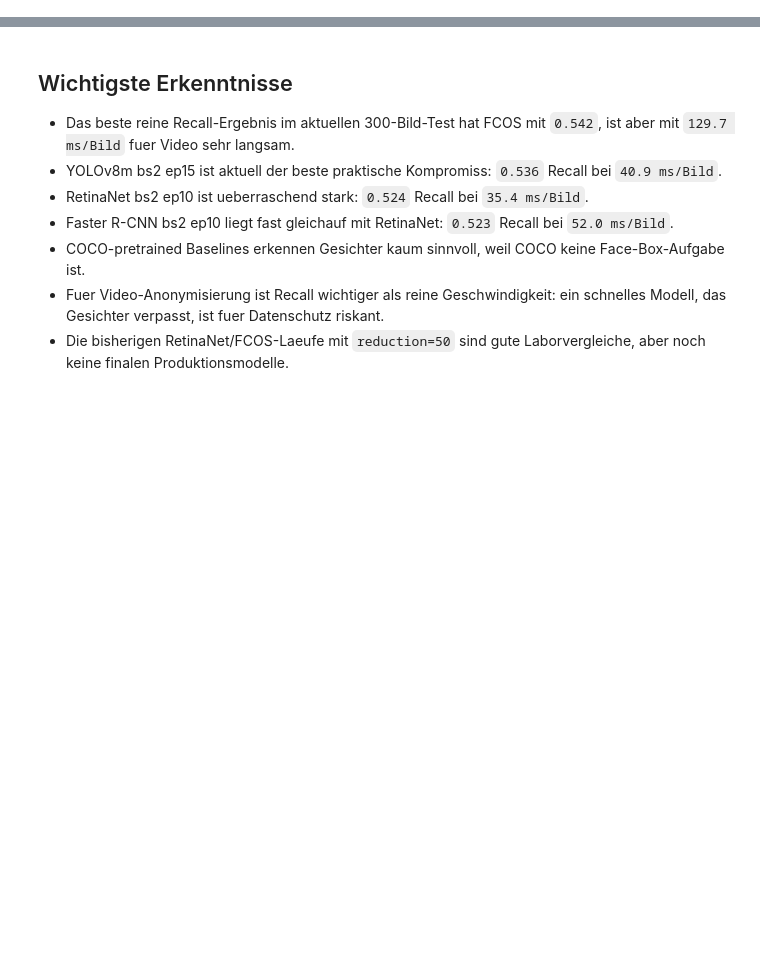
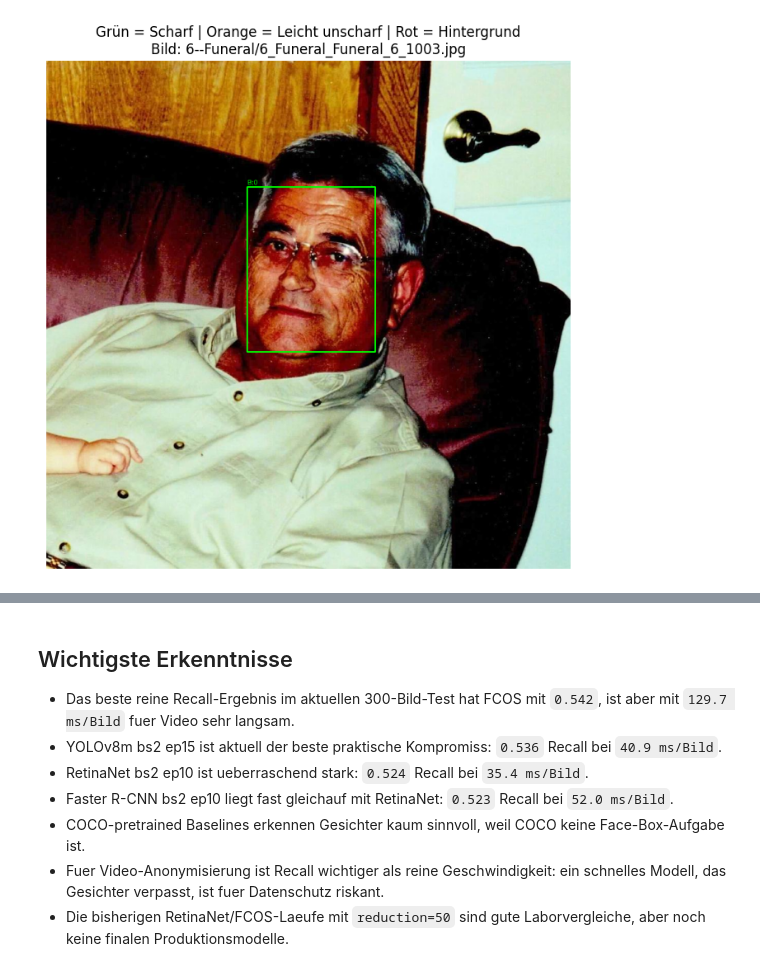
Before and after one commit to globalx-prog/face_model_lab, a Jupyter notebook: step09_gesamtdokument_erkenntnisse.ipynb, the cells around one changed output, grey strips where cells are left out. Drawn from its saved outputs; the diff is of its cells as text; code cells hidden in the pictures; blank space fills up the shorter version.

```diff
--- a/step09_gesamtdokument_erkenntnisse.ipynb
+++ b/step09_gesamtdokument_erkenntnisse.ipynb
@@ -6,0 +20,94 @@ Ziel des Projekts ist ein praktisch nutzbares, selbst trainiertes Modell zur Ges
+# %%
+import os
+import cv2
+import matplotlib.pyplot as plt
+import random
+
+# 1. Pfade definieren (basierend auf dem vorherigen Download)
+base_path = path
+gt_file_path = os.path.join(base_path, "wider_face_split/wider_face_split/wider_face_train_bbx_gt.txt")
+images_dir = os.path.join(base_path, "WIDER_train/WIDER_train/images")
+
+# 2. Parser-Funktion für die WIDER FACE Textdatei
+def parse_wider_face_gt(file_path):
+    dataset_dict = {}
+
+    with open(file_path, "r") as f:
+        lines = [line.strip() for line in f.readlines() if line.strip()]
+
+    cursor = 0
+    while cursor < len(lines):
+        # Bildpfad auslesen
+        img_relative_path = lines[cursor]
+        cursor += 1
+
+        # Anzahl der Gesichter auslesen
+        num_boxes = int(lines[cursor])
+        cursor += 1
+
+        boxes = []
+        # Wenn keine Gesichter existieren, gibt es im Datensatz trotzdem eine Dummy-Zeile
+        if num_boxes == 0:
+            cursor += 1
+            dataset_dict[img_relative_path] = []
+            continue
+
+        # Alle Boxen für dieses Bild auslesen
+        for _ in range(num_boxes):
+            parts = lines[cursor].split()
+            # Format: x1, y1, width, height
+            bbox = [int(parts[0]), int(parts[1]), int(parts[2]), int(parts[3])]
+            # Der 5. Wert (Index 4) steht für den Blur-Faktor: 0 = scharf, 1 = leicht unscharf, 2 = stark unscharf
+            blur = int(parts[4])
+
+            boxes.append({"bbox": bbox, "blur": blur})
+            cursor += 1
+
+        dataset_dict[img_relative_path] = boxes
+
+    return dataset_dict
+
+# Annotationen laden
+annotations = parse_wider_face_gt(gt_file_path)
+print(f"Erfolgreich Annotationen für {len(annotations)} Bilder geladen.")
+
+# 3. Anpassung: Wähle ein ZUFÄLLIGES Bild aus dem gesamten Datensatz
+# Wir konvertieren die dict_keys in eine Liste, um daraus zufällig zu wählen
+all_image_paths = list(annotations.keys())
+random_example_img_path = random.choice(all_image_paths)
+
+# 4. Bild laden und Boxen einzeichnen
+if random_example_img_path:
+    full_image_path = os.path.join(images_dir, random_example_img_path)
+    image = cv2.imread(full_image_path)
+    image = cv2.cvtColor(image, cv2.COLOR_BGR2RGB)
+
+    # Boxen durchgehen
+    for face in annotations[random_example_img_path]:
+        x, y, w, h = face["bbox"]
+        blur_level = face["blur"]
+
+        # Farbcodierung basierend auf der Unschärfe im Datensatz:
+        # Grün = Scharf (Vordergrund), Orange = Leicht unscharf, Rot = Stark unscharf (Hintergrund)
+        if blur_level == 0:
+            color = (0, 255, 0)  # Grün
+        elif blur_level == 1:
+            color = (255, 165, 0) # Orange
+        else:
+            color = (255, 0, 0)  # Rot
+
+        # Box zeichnen
+        cv2.rectangle(image, (x, y), (x + w, y + h), color, 2)
+        # Blur-Level als Text über die Box schreiben
+        cv2.putText(image, f"B:{blur_level}", (x, max(0, y - 5)),
+                    cv2.FONT_HERSHEY_SIMPLEX, 0.4, color, 1)
+
+    # Anzeigen
+    plt.figure(figsize=(12, 8))
+    plt.imshow(image)
+    plt.axis("off")
+    plt.title(f"Grün = Scharf | Orange = Leicht unscharf | Rot = Hintergrund\nBild: {random_example_img_path}")
+    plt.show()
+else:
+    print("Kein passendes Beispielbild mit mehreren Gesichtern gefunden.")
+# %% [output]
@@ -6,0 +115 @@ Ziel des Projekts ist ein praktisch nutzbares, selbst trainiertes Modell zur Ges
+[figure, added]
```
Also changed, not shown: parts of 7 cells of this notebook, 2 other files.
